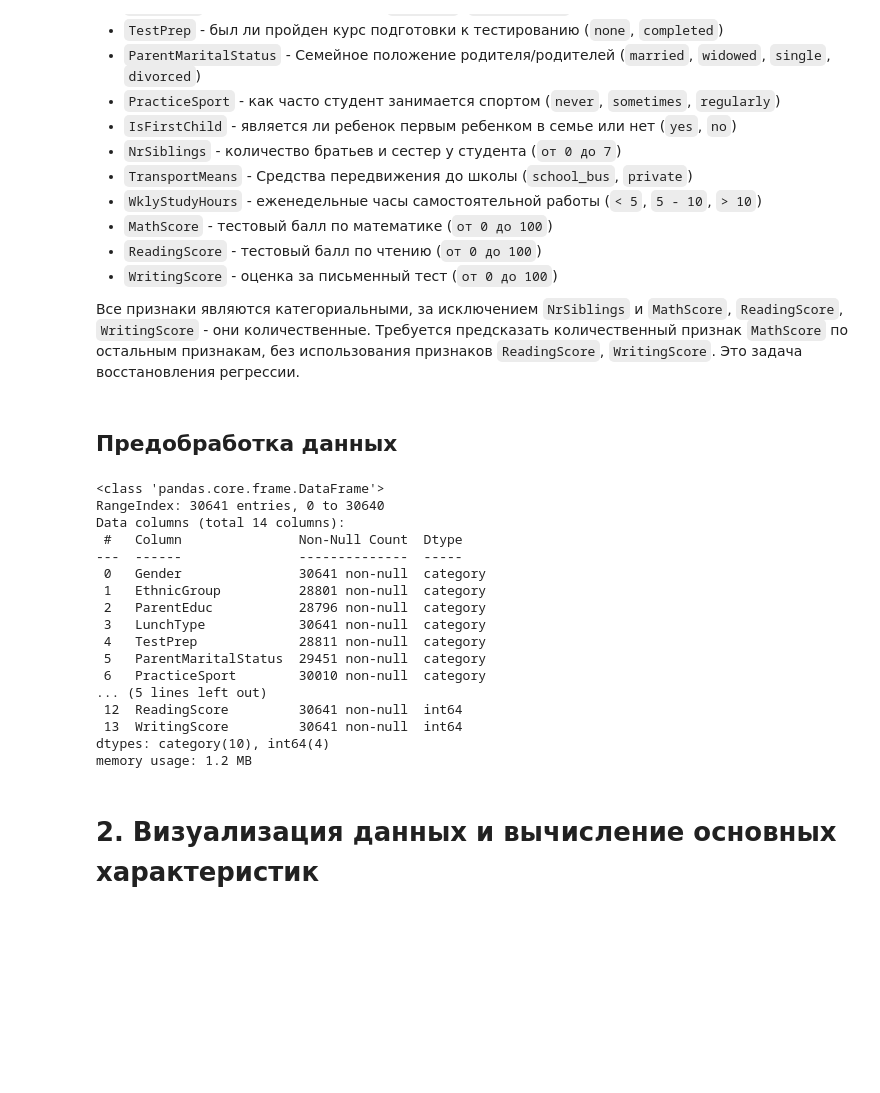
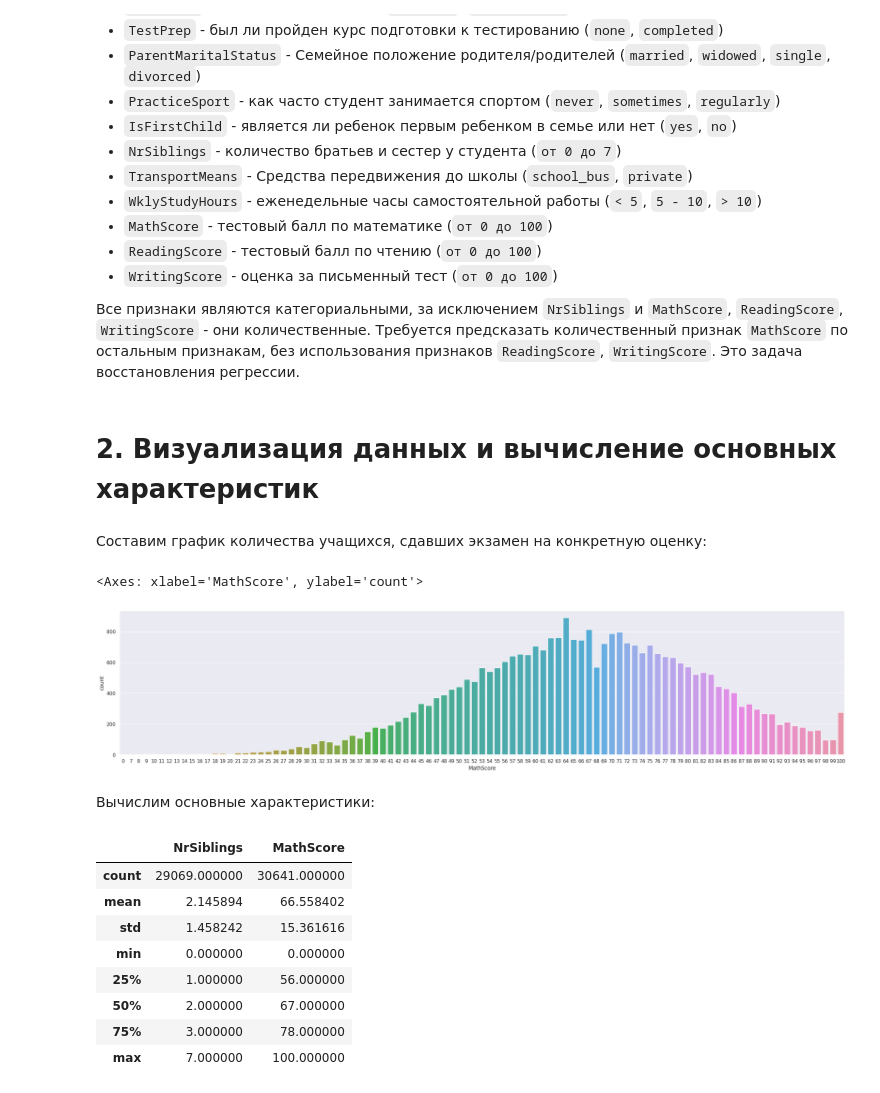
Before and after one commit to Valentin-Grachev/Machine-Learning-2023, a Jupyter notebook: Student_Exam_Scores.ipynb, the cells around one changed output. Cells and saved outputs as stored; diff of their text form; code cells hidden in the pictures; blank space fills up the shorter version.

```diff
--- a/Student_Exam_Scores.ipynb
+++ b/Student_Exam_Scores.ipynb
@@ -65,46 +74,27 @@ origin_data.head(3)
 
 Все признаки являются категориальными, за исключением `NrSiblings` и `MathScore`, `ReadingScore`, `WritingScore` - они количественные.
 Требуется предсказать количественный признак `MathScore` по остальным признакам, без использования признаков `ReadingScore`, `WritingScore`. Это задача восстановления регрессии.
-# %% [markdown]
-## Предобработка данных
-# %%
-# Конвертация объектных признаков в категориальные
-origin_data['Gender'] = origin_data['Gender'].astype('category')
-origin_data['EthnicGroup'] = origin_data['EthnicGroup'].astype('category')
-origin_data['ParentEduc'] = origin_data['ParentEduc'].astype('category')
-origin_data['LunchType'] = origin_data['LunchType'].astype('category')
-origin_data['TestPrep'] = origin_data['TestPrep'].astype('category')
-origin_data['ParentMaritalStatus'] = origin_data['ParentMaritalStatus'].astype('category')
-origin_data['PracticeSport'] = origin_data['PracticeSport'].astype('category')
-origin_data['IsFirstChild'] = origin_data['IsFirstChild'].astype('category')
-origin_data['TransportMeans'] = origin_data['TransportMeans'].astype('category')
-origin_data['WklyStudyHours'] = origin_data['WklyStudyHours'].astype('category')
-
-# Конвертация свойства NrSiblings из float64 в int64. nan заменим на -1.
-origin_data['NrSiblings'] = origin_data['NrSiblings'].fillna(-1)
-origin_data['NrSiblings'] = origin_data['NrSiblings'].astype(np.int64)
-
-# Избавимся от столбца с индексами, который не несет никакой информации
-origin_data.drop(origin_data.columns[[0]], axis = 1, inplace = True)
-
-origin_data.info()
-# %% [output]
-<class 'pandas.core.frame.DataFrame'>
-RangeIndex: 30641 entries, 0 to 30640
-Data columns (total 14 columns):
- #   Column               Non-Null Count  Dtype
----  ------               --------------  -----
- 0   Gender               30641 non-null  category
- 1   EthnicGroup          28801 non-null  category
- 2   ParentEduc           28796 non-null  category
- 3   LunchType            30641 non-null  category
- 4   TestPrep             28811 non-null  category
- 5   ParentMaritalStatus  29451 non-null  category
- 6   PracticeSport        30010 non-null  category
-... (5 lines left out)
- 12  ReadingScore         30641 non-null  int64
- 13  WritingScore         30641 non-null  int64
-dtypes: category(10), int64(4)
-memory usage: 1.2 MB
 # %% [markdown]
 # 2. Визуализация данных и вычисление основных характеристик
+# %% [markdown]
+Составим график количества учащихся, сдавших экзамен на конкретную оценку:
+# %%
+sns.set(rc={'figure.figsize':(30,6)})
+sns.countplot(x="MathScore", data=data)
+# %% [output]
+<Axes: xlabel='MathScore', ylabel='count'>
+[figure, added]
+# %% [markdown]
+Вычислим основные характеристики:
+# %%
+data.describe()
+# %% [output]
+|  | NrSiblings | MathScore |
+| count | 29069.000000 | 30641.000000 |
+| mean | 2.145894 | 66.558402 |
+| std | 1.458242 | 15.361616 |
+| min | 0.000000 | 0.000000 |
+| 25% | 1.000000 | 56.000000 |
+| 50% | 2.000000 | 67.000000 |
+| 75% | 3.000000 | 78.000000 |
+| max | 7.000000 | 100.000000 |
```
Also changed, not shown: parts of 61 cells of this notebook.
